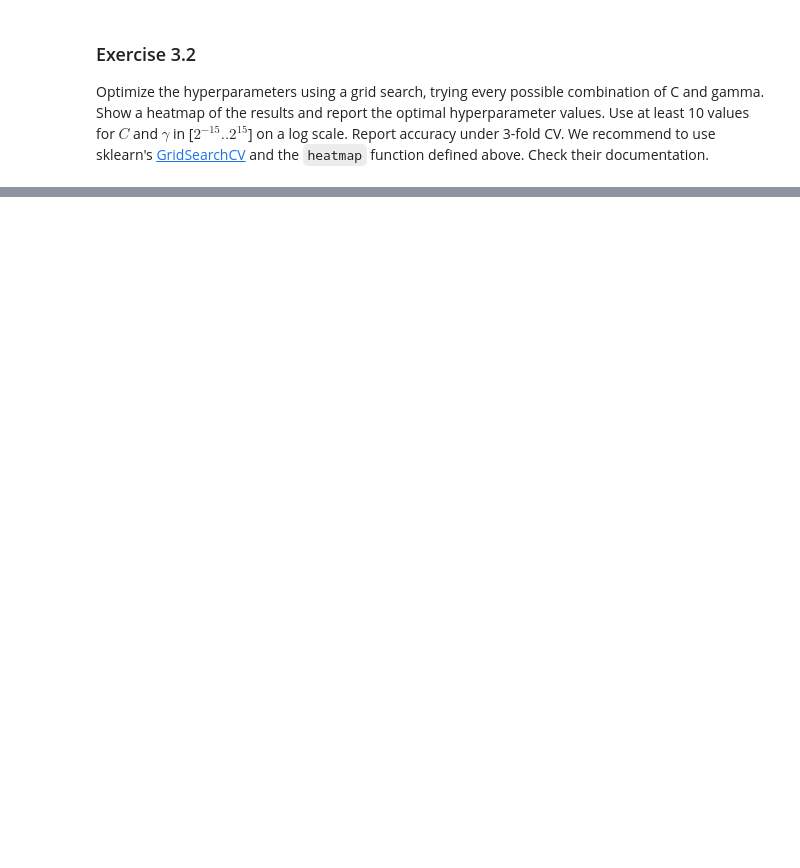
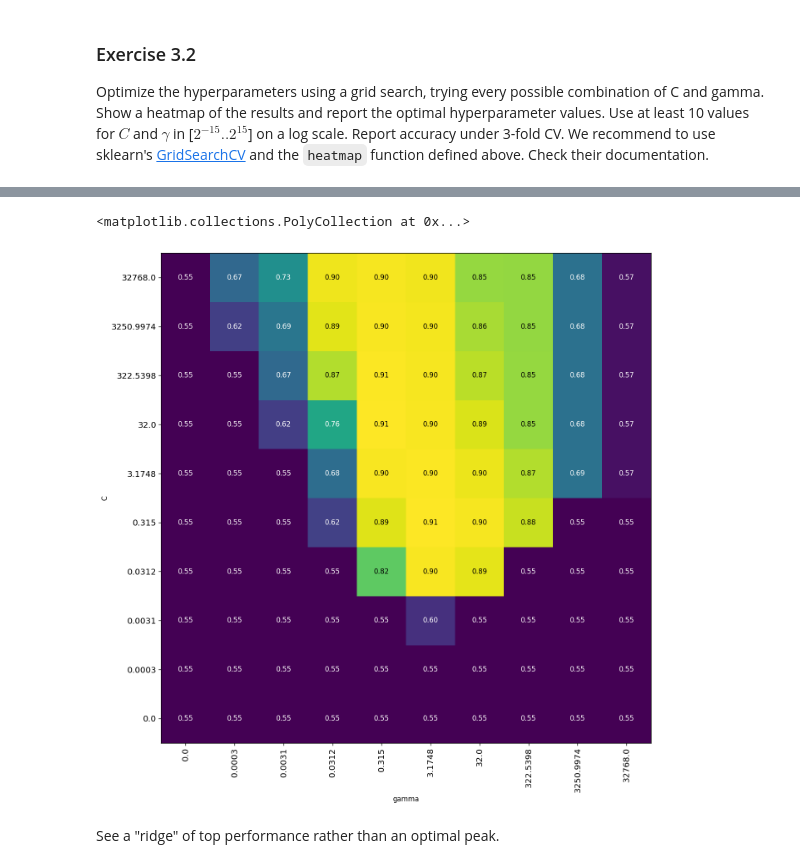
Before and after one commit to jmniederle/mlcourse, a Jupyter notebook: labs/Lab 2 - Kernelization-Copy1.ipynb, the cells around one changed output, grey strips where cells are left out. Saved outputs shown, nothing was run; the diff lists cells and outputs as text; code cells hidden in the pictures; blank space fills up the shorter version.

```diff
--- a/labs/Lab 2 - Kernelization-Copy1.ipynb
+++ b/labs/Lab 2 - Kernelization-Copy1.ipynb
@@ -261,5 +260,6 @@ Test score: 0.8467924528301887
 ### Exercise 3.2
 Optimize the hyperparameters using a grid search, trying every possible combination of C and gamma. Show a heatmap of the results and report the optimal hyperparameter values. Use at least 10 values for $C$ and $\gamma$ in [$2^{-15}..2^{15}$] on a log scale. Report accuracy under 3-fold CV. We recommend to use sklearn's [GridSearchCV](https://scikit-learn.org/stable/modules/generated/sklearn.model_selection.GridSearchCV.html) and the `heatmap` function defined above. Check their documentation.
 # %%
-GridSearchCVrchCV()
-params = {"C":np.logspace(-15, 15, 3, base=2), 'gamma':np.logspace(-3, 3, 3,base=2)}
+params = {"C":np.logspace(-15, 15, 10, base=2), 'gamma':np.logspace(-15, 15, 10,base=2)}
+gs = GridSearchCV(SVC(kernel='rbf'), params, cv=3, n_jobs=-1, scoring='accuracy', verbose=2)
+gs.fit(X,y)
@@ -265,0 +276,11 @@ params = {"C":np.logspace(-15, 15, 3, base=2), 'gamma':np.logspace(-3, 3, 3,base
+# %%
+cv_results = pd.DataFrame(gs.cv_results_)
+scores = np.array(cv_results.mean_test_score).reshape(10,10)
+plt.rcParams.update({'font.size': 18})
+fig, axes = plt.subplots(1, 1, figsize=(13, 13))
+heatmap(scores, "gamma", "C", np.round(params['gamma'],4), np.round(params['C'], 4), ax=axes)
+# %% [output]
+<matplotlib.collections.PolyCollection at 0x...>
+[figure, added]
+# %% [markdown]
+See a "ridge" of top performance rather than an optimal peak.
```
Also changed, not shown: parts of 4 cells of this notebook.
